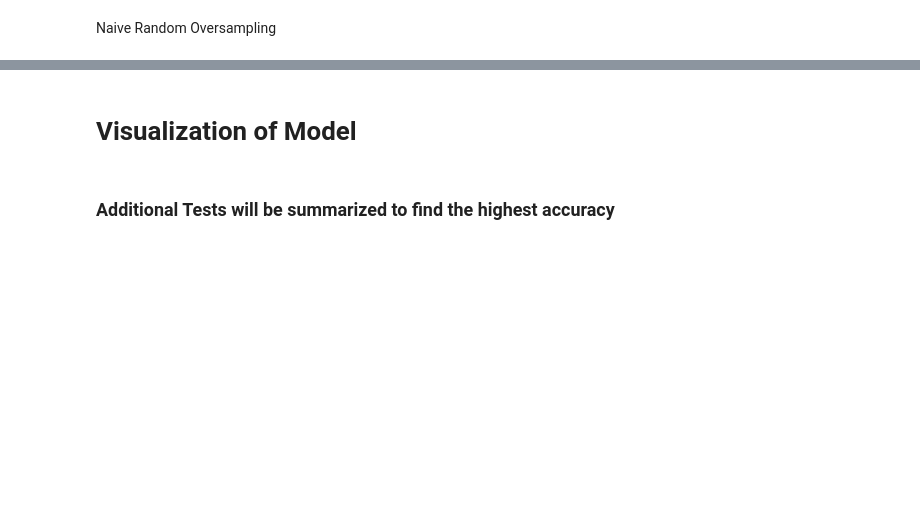
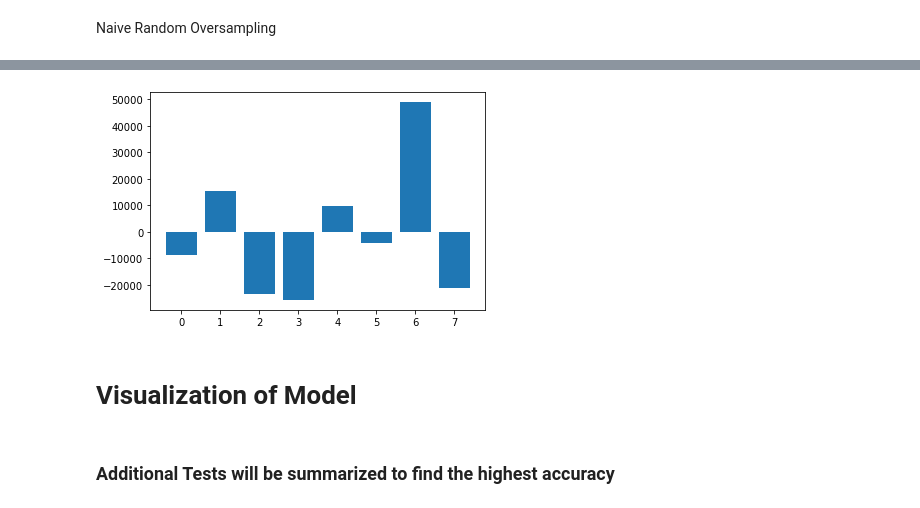
Before and after one commit to NortonAAA/Team_D_Final_Project, a Jupyter notebook: Machine_model/housing_model.ipynb, the cells around one changed output, grey strips where cells are left out. Cells and saved outputs as stored; diff of their text form; code cells hidden in the pictures; blank space fills up the shorter version.

Commit message:
Added CSV and updated importances in machine model

```diff
--- a/Machine_model/housing_model.ipynb
+++ b/Machine_model/housing_model.ipynb
@@ -68,6 +139,6 @@ Counter(y_resampled)
 # Train the Logistic Regression model using the resampled data
 from sklearn.metrics import r2_score
 from sklearn.linear_model import LinearRegression
-classifier = LinearRegression()
+model = LinearRegression()
 # Fit the model
-classifier.fit(X_resampled,y_resampled)
+model.fit(X_resampled,y_resampled)
@@ -79,0 +155,5 @@ r2_score(y_test, y_pred)
+# %%
+# Calculate feature importance in the Linear Model
+importances = model.coef_
+for i,v in enumerate(importances):
+    print('Feature: %0d, Score: %.5f' % (i,v))
@@ -80,3 +169,9 @@ r2_score(y_test, y_pred)
+# %%
+# Plot the importances
+pyplot.bar([x for x in range(len(importances))], importances)
+pyplot.show()
+# %% [output]
+[figure, added]
 # %% [markdown]
 # Visualization of Model
 # %%
```
Also changed, not shown: parts of 11 cells of this notebook, 1 other file.
